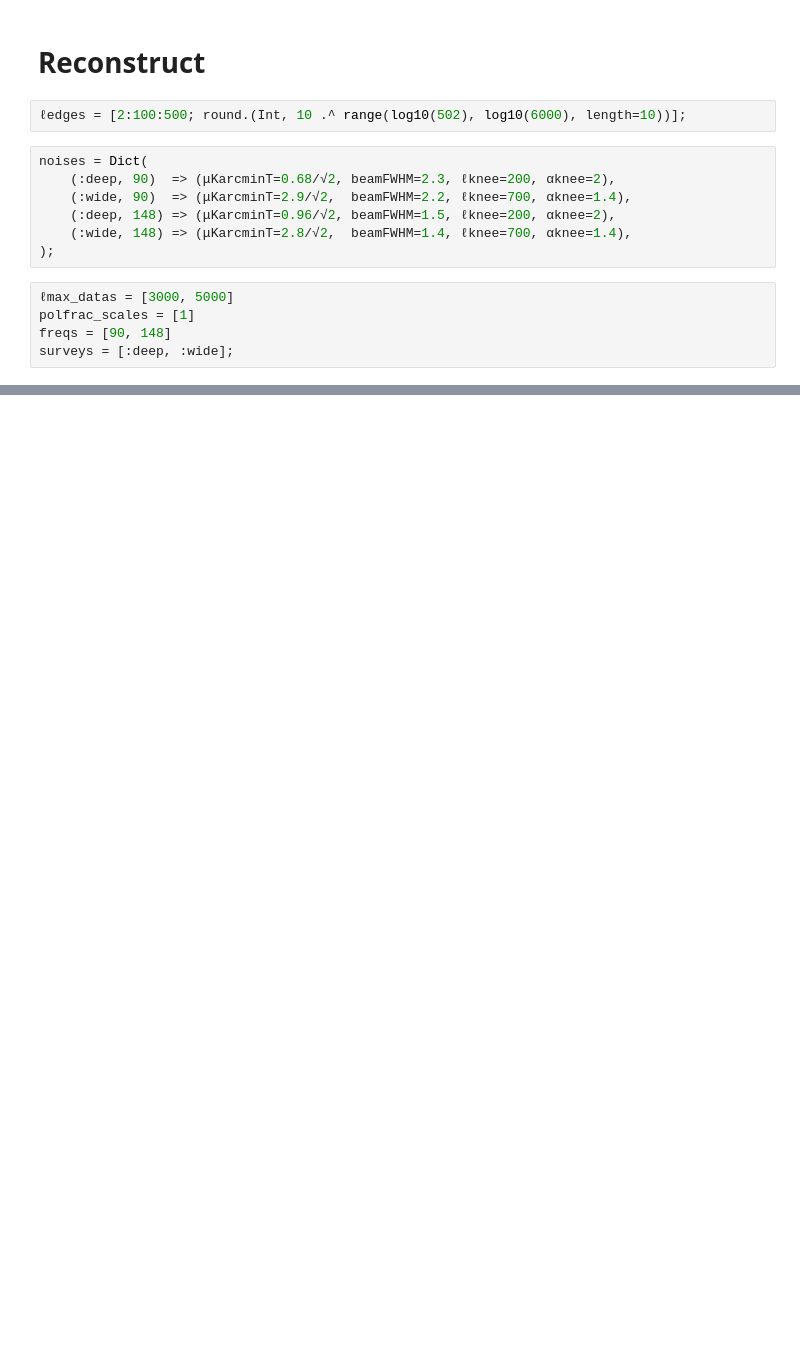
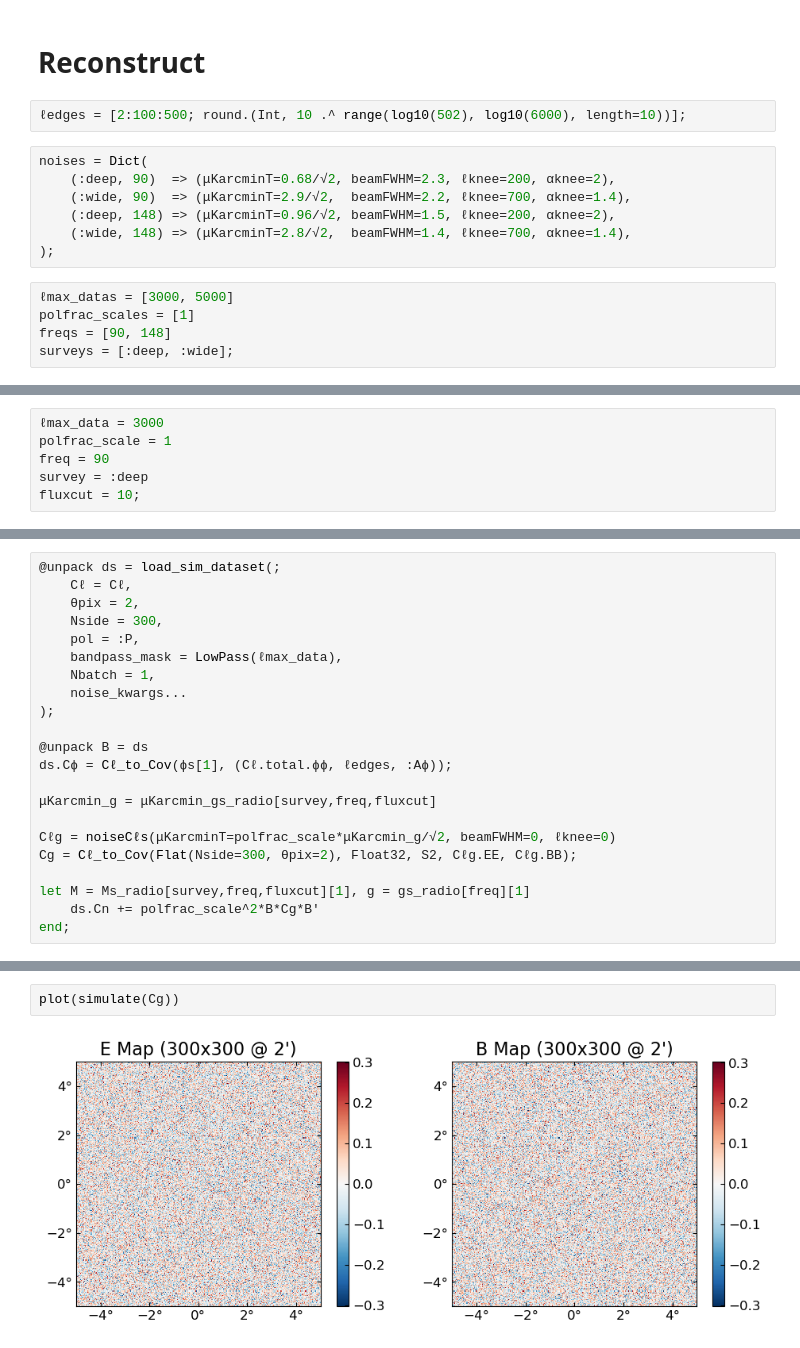
Before and after one commit to EmmanuelSchaan/SehgalRadioPolarizedSources, a Jupyter notebook: run_lensing.ipynb, the cells around one changed output, grey strips where cells are left out. Drawn from its saved outputs; the diff is of its cells as text; blank space fills up the shorter version.

```diff
--- a/run_lensing.ipynb
+++ b/run_lensing.ipynb
@@ -137,0 +151,6 @@ PtsrcLens.main_MAP_grid(;surveys,freqs,ℓmax_datas,fluxcuts=[5],polfrac_scales=
+# %%
+ℓmax_data = 3000
+polfrac_scale = 1
+freq = 90
+survey = :deep
+fluxcut = 10;
@@ -137,0 +161,22 @@ PtsrcLens.main_MAP_grid(;surveys,freqs,ℓmax_datas,fluxcuts=[5],polfrac_scales=
+# %%
+@unpack ds = load_sim_dataset(;
+    Cℓ = Cℓ,
+    θpix = 2,
+    Nside = 300,
+    pol = :P,
+    bandpass_mask = LowPass(ℓmax_data),
+    Nbatch = 1,
+    noise_kwargs...
+);
+
+@unpack B = ds
+ds.Cϕ = Cℓ_to_Cov(ϕs[1], (Cℓ.total.ϕϕ, ℓedges, :Aϕ));
+
+μKarcmin_g = μKarcmin_gs_radio[survey,freq,fluxcut]
+
+Cℓg = noiseCℓs(μKarcminT=polfrac_scale*μKarcmin_g/√2, beamFWHM=0, ℓknee=0)
+Cg = Cℓ_to_Cov(Flat(Nside=300, θpix=2), Float32, S2, Cℓg.EE, Cℓg.BB);
+
+let M = Ms_radio[survey,freq,fluxcut][1], g = gs_radio[freq][1]
+    ds.Cn += polfrac_scale^2*B*Cg*B'
+end;
@@ -137,0 +216,4 @@ PtsrcLens.main_MAP_grid(;surveys,freqs,ℓmax_datas,fluxcuts=[5],polfrac_scales=
+# %%
+plot(simulate(Cg))
+# %% [output]
+[figure, added]
```
Also changed, not shown: parts of 23 cells of this notebook, 2 other files.
